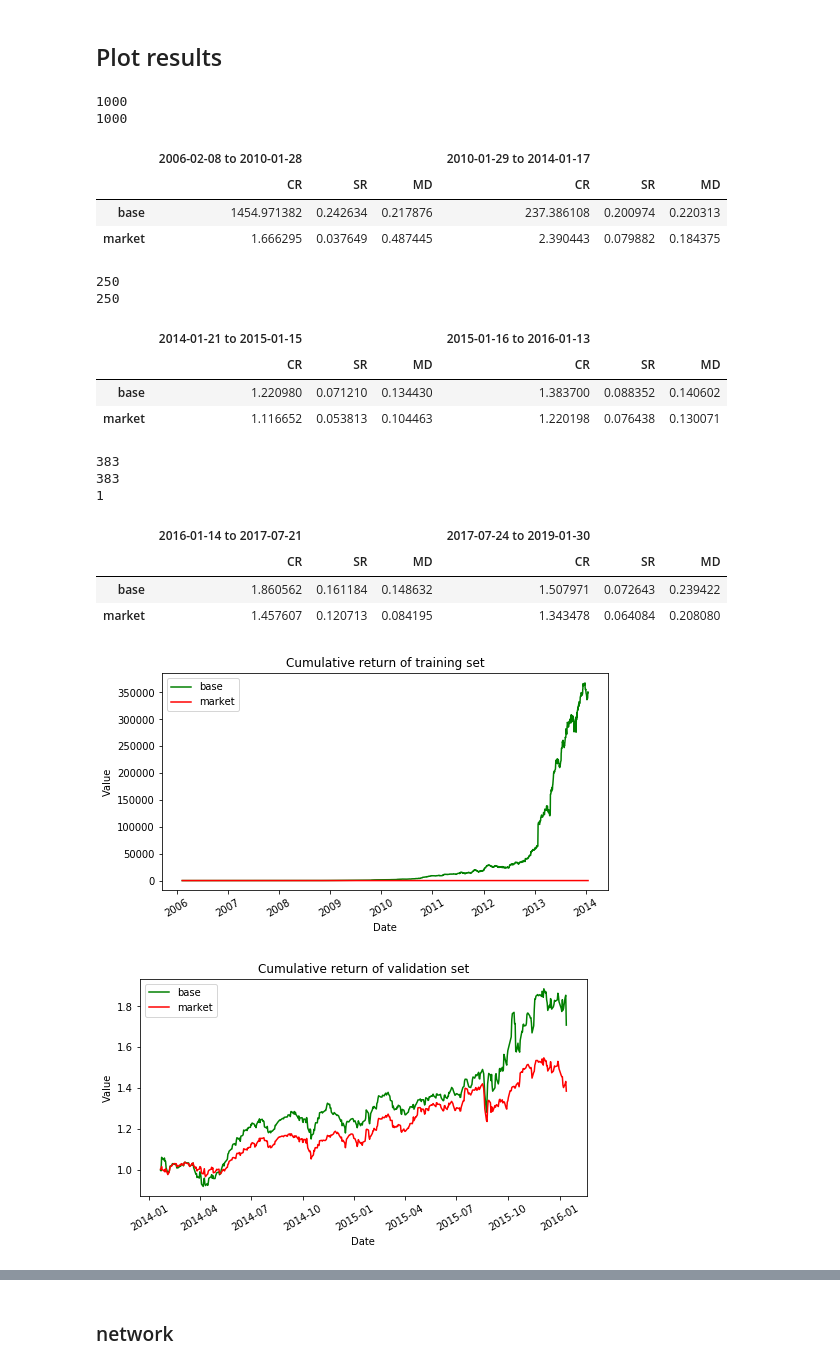
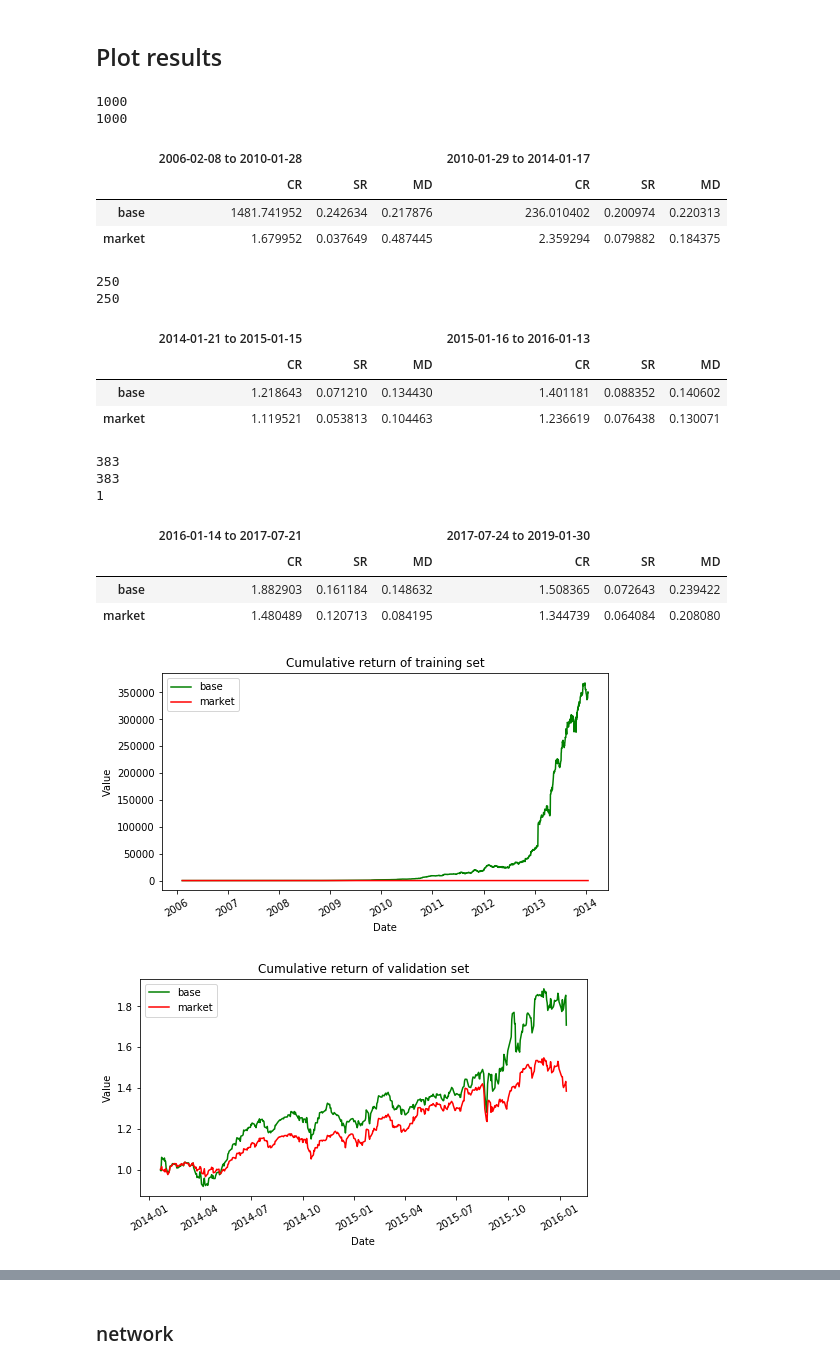
Before and after one commit to yanxurui/portfolio, a Jupyter notebook: analysis.ipynb, the cells around one changed output, grey strips where cells are left out. Drawn from its saved outputs; the diff is of its cells as text; code cells hidden in the pictures.

```diff
--- a/analysis.ipynb
+++ b/analysis.ipynb
@@ -17,7 +17,7 @@ data = StockData('data.csv', features=['Open', 'High', 'Low', 'Close'])
 def cr(ret):
     '''cumulative return'''
     ret = (ret+1).cumprod(axis=0)
-    return ret.iloc[-1]/ret.iloc[0]
+    return ret.iloc[-1]
 
 def sharpe(ret):
     '''sharpe ratio'''
@@ -93,49 +93,49 @@ def compare_with_base(save_dir, base_name='base'):
         name = os.path.basename(save_dir)
         test[name] = pd.read_csv(save_dir.joinpath('test_summary.csv'), index_col=0)['ret']
         # todo: borrow 250 examples from validation set in order to add up to 1000 backtest examples
         valid = pd.read_csv(save_dir.joinpath('valid_best_epoch.csv'), index_col=0)['ret']
-        test[name] = pd.concat([valid[250:], test[name]])
+        test[name] = pd.concat([valid[-250:], test[name]])
         assert len(test[name]>1000)
     test[base_name] = test.pop('base')
     df  = pd.DataFrame(test)
     df = df.iloc[:1000]
     fig3 = plot(df, 'Cumulative return in backtest')
 
 
 save_dir = Path('exp/base')
 
 train = {}
 valid = {}
 test = {}
 save_dirs = expand_dir(save_dir)
 for save_dir in save_dirs:
     name = os.path.basename(save_dir)
     train[name] = pd.read_csv(save_dir.joinpath('train_last_epoch.csv'), index_col=0)['ret']
     valid[name] = pd.read_csv(save_dir.joinpath('valid_best_epoch.csv'), index_col=0)['ret']
     test[name] = pd.read_csv(save_dir.joinpath('test_summary.csv'), index_col=0)['ret']
 fig1 = plot(pd.DataFrame(train), 'Cumulative return of training set')
 fig2 = plot(pd.DataFrame(valid), 'Cumulative return of validation set')
 fig3 = plot(pd.DataFrame(test), 'Cumulative return in backtest')
 # %% [output]
 1000
 1000
 |  | 2006-02-08 to 2010-01-28 |  |  | 2010-01-29 to 2014-01-17 |  |  |
 |  | CR | SR | MD | CR | SR | MD |
-| base | 1454.971382 | 0.242634 | 0.217876 | 237.386108 | 0.200974 | 0.220313 |
-| market | 1.666295 | 0.037649 | 0.487445 | 2.390443 | 0.079882 | 0.184375 |
+| base | 1481.741952 | 0.242634 | 0.217876 | 236.010402 | 0.200974 | 0.220313 |
+| market | 1.679952 | 0.037649 | 0.487445 | 2.359294 | 0.079882 | 0.184375 |
 250
 250
 |  | 2014-01-21 to 2015-01-15 |  |  | 2015-01-16 to 2016-01-13 |  |  |
 |  | CR | SR | MD | CR | SR | MD |
-| base | 1.220980 | 0.071210 | 0.134430 | 1.383700 | 0.088352 | 0.140602 |
-| market | 1.116652 | 0.053813 | 0.104463 | 1.220198 | 0.076438 | 0.130071 |
+| base | 1.218643 | 0.071210 | 0.134430 | 1.401181 | 0.088352 | 0.140602 |
+| market | 1.119521 | 0.053813 | 0.104463 | 1.236619 | 0.076438 | 0.130071 |
 383
 383
 1
 |  | 2016-01-14 to 2017-07-21 |  |  | 2017-07-24 to 2019-01-30 |  |  |
 |  | CR | SR | MD | CR | SR | MD |
-| base | 1.860562 | 0.161184 | 0.148632 | 1.507971 | 0.072643 | 0.239422 |
-| market | 1.457607 | 0.120713 | 0.084195 | 1.343478 | 0.064084 | 0.208080 |
+| base | 1.882903 | 0.161184 | 0.148632 | 1.508365 | 0.072643 | 0.239422 |
+| market | 1.480489 | 0.120713 | 0.084195 | 1.344739 | 0.064084 | 0.208080 |
 [figure]
 [figure]
 [figure]
```
Also changed, not shown: parts of 6 cells of this notebook.
